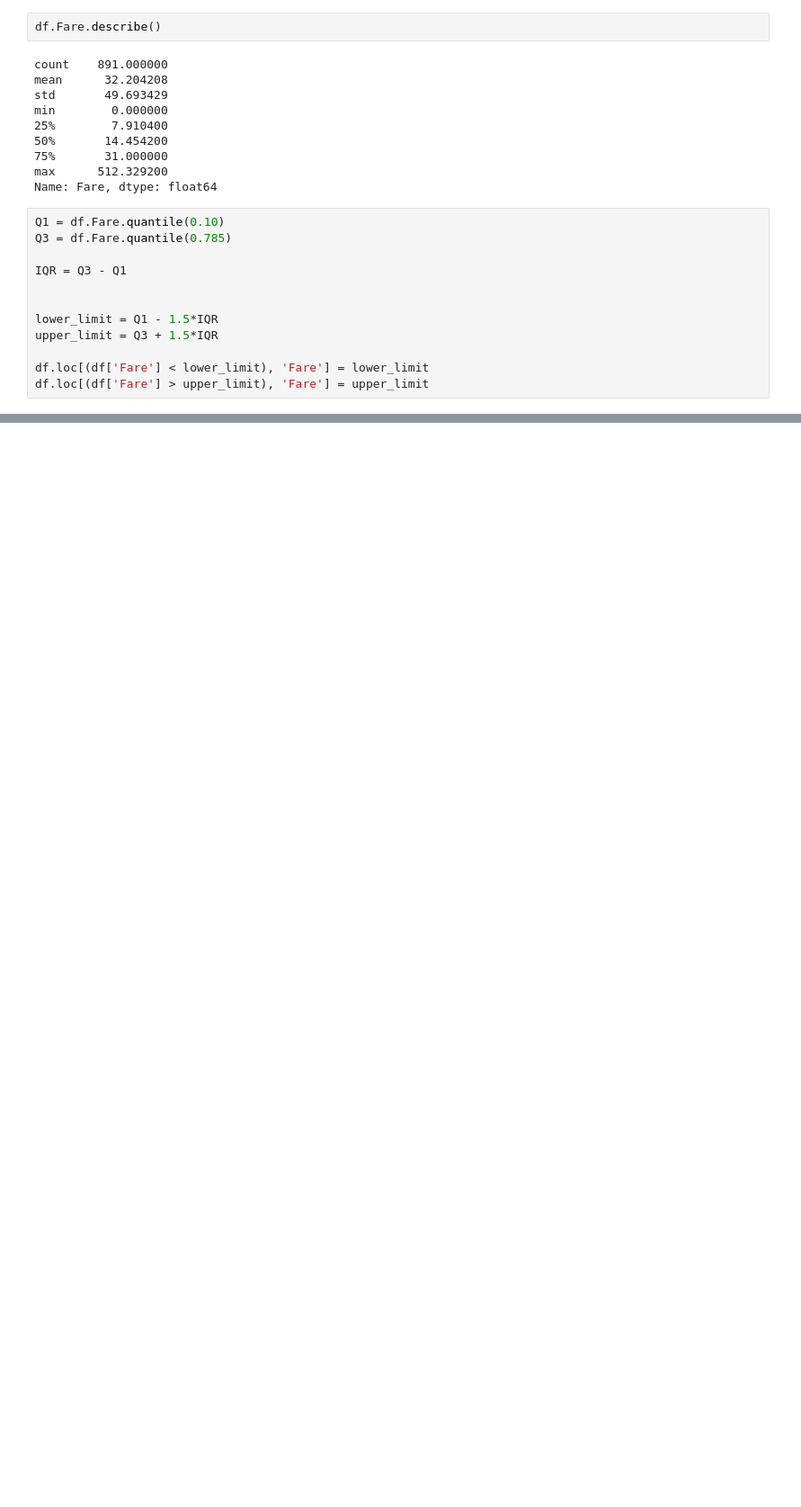
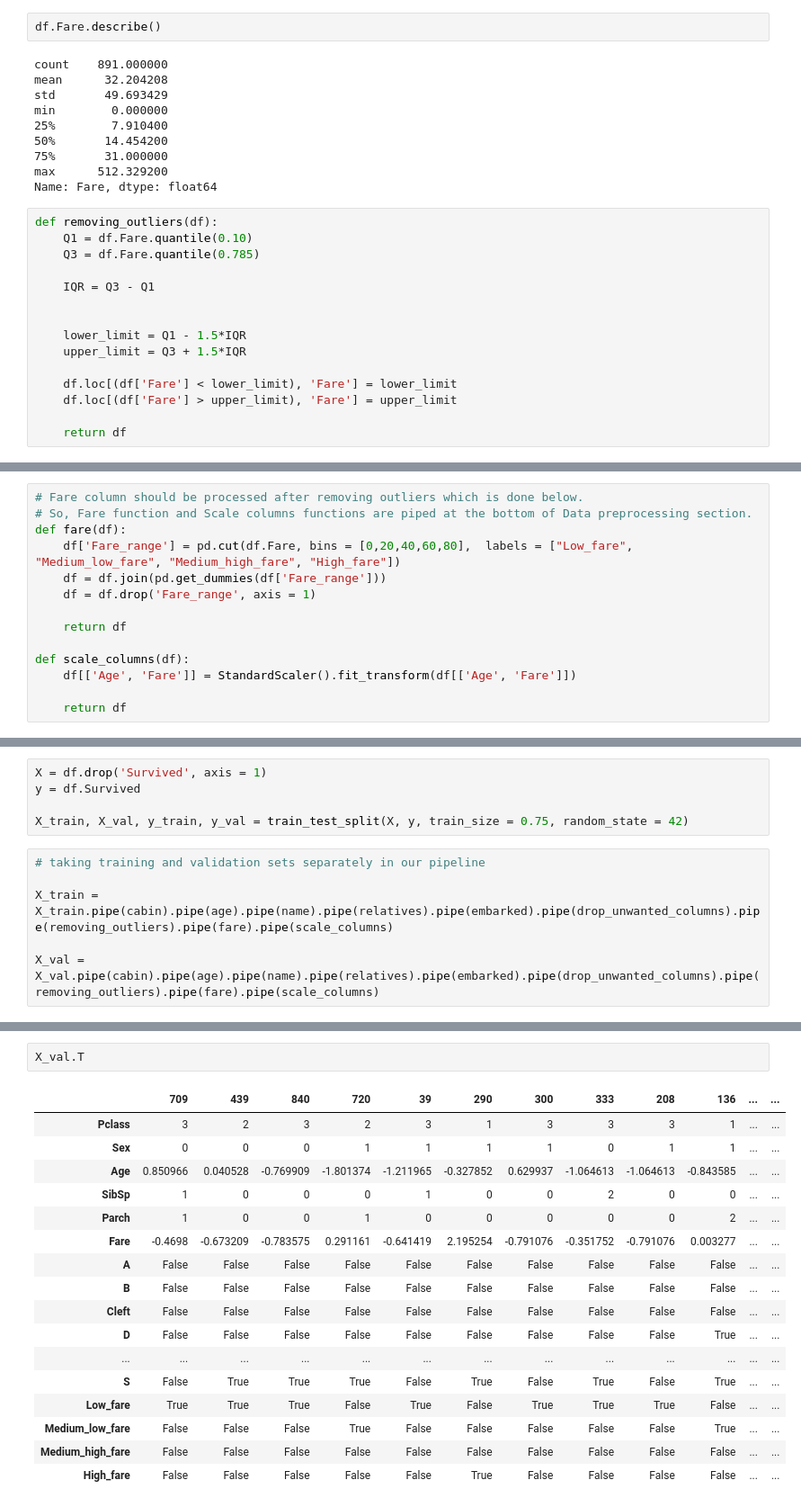
Before and after one commit to aayush2058/titanic, a Jupyter notebook: Titanic.ipynb, the cells around one changed output, grey strips where cells are left out. Shown: that part at 90% size. Saved outputs shown, nothing was run; the diff lists cells and outputs as text; blank space fills up the shorter version.

```diff
--- a/Titanic.ipynb
+++ b/Titanic.ipynb
@@ -292,14 +273,17 @@ min        0.000000
 max      512.329200
 Name: Fare, dtype: float64
 # %%
-Q1 = df.Fare.quantile(0.10)
-Q3 = df.Fare.quantile(0.785)
+def removing_outliers(df):
+    Q1 = df.Fare.quantile(0.10)
+    Q3 = df.Fare.quantile(0.785)
 
-IQR = Q3 - Q1
+    IQR = Q3 - Q1
 
 
-lower_limit = Q1 - 1.5*IQR
-upper_limit = Q3 + 1.5*IQR
+    lower_limit = Q1 - 1.5*IQR
+    upper_limit = Q3 + 1.5*IQR
 
-df.loc[(df['Fare'] < lower_limit), 'Fare'] = lower_limit
-df.loc[(df['Fare'] > upper_limit), 'Fare'] = upper_limit
+    df.loc[(df['Fare'] < lower_limit), 'Fare'] = lower_limit
+    df.loc[(df['Fare'] > upper_limit), 'Fare'] = upper_limit
+
+    return df
@@ -317,0 +290,14 @@ Name: Fare, dtype: float64
+# %%
+# Fare column should be processed after removing outliers which is done below.
+# So, Fare function and Scale columns functions are piped at the bottom of Data preprocessing section.
+def fare(df):
+    df['Fare_range'] = pd.cut(df.Fare, bins = [0,20,40,60,80],  labels = ["Low_fare", "Medium_low_fare", "Medium_high_fare", "High_fare"])
+    df = df.join(pd.get_dummies(df['Fare_range']))
+    df = df.drop('Fare_range', axis = 1)
+
+    return df
+
+def scale_columns(df):
+    df[['Age', 'Fare']] = StandardScaler().fit_transform(df[['Age', 'Fare']])
+
+    return df
@@ -355,0 +348,11 @@ df.T
+# %%
+X = df.drop('Survived', axis = 1)
+y = df.Survived
+
+X_train, X_val, y_train, y_val = train_test_split(X, y, train_size = 0.75, random_state = 42)
+# %%
+# taking training and validation sets separately in our pipeline
+
+X_train = X_train.pipe(cabin).pipe(age).pipe(name).pipe(relatives).pipe(embarked).pipe(drop_unwanted_columns).pipe(removing_outliers).pipe(fare).pipe(scale_columns)
+
+X_val = X_val.pipe(cabin).pipe(age).pipe(name).pipe(relatives).pipe(embarked).pipe(drop_unwanted_columns).pipe(removing_outliers).pipe(fare).pipe(scale_columns)
@@ -355,0 +368,20 @@ df.T
+# %%
+X_val.T
+# %% [output]
+|  | 709 | 439 | 840 | 720 | 39 | 290 | 300 | 333 | 208 | 136 | ... | ... |
+| Pclass | 3 | 2 | 3 | 2 | 3 | 1 | 3 | 3 | 3 | 1 | ... | ... |
+| Sex | 0 | 0 | 0 | 1 | 1 | 1 | 1 | 0 | 1 | 1 | ... | ... |
+| Age | 0.850966 | 0.040528 | -0.769909 | -1.801374 | -1.211965 | -0.327852 | 0.629937 | -1.064613 | -1.064613 | -0.843585 | ... | ... |
+| SibSp | 1 | 0 | 0 | 0 | 1 | 0 | 0 | 2 | 0 | 0 | ... | ... |
+| Parch | 1 | 0 | 0 | 1 | 0 | 0 | 0 | 0 | 0 | 2 | ... | ... |
+| Fare | -0.4698 | -0.673209 | -0.783575 | 0.291161 | -0.641419 | 2.195254 | -0.791076 | -0.351752 | -0.791076 | 0.003277 | ... | ... |
+| A | False | False | False | False | False | False | False | False | False | False | ... | ... |
+| B | False | False | False | False | False | False | False | False | False | False | ... | ... |
+| Cleft | False | False | False | False | False | False | False | False | False | False | ... | ... |
+| D | False | False | False | False | False | False | False | False | False | True | ... | ... |
+| ... | ... | ... | ... | ... | ... | ... | ... | ... | ... | ... | ... | ... |
+| S | False | True | True | True | False | True | False | True | False | True | ... | ... |
+| Low_fare | True | True | True | False | True | False | True | True | True | False | ... | ... |
+| Medium_low_fare | False | False | False | True | False | False | False | False | False | True | ... | ... |
+| Medium_high_fare | False | False | False | False | False | False | False | False | False | False | ... | ... |
+| High_fare | False | False | False | False | False | True | False | False | False | False | ... | ... |
```
Also changed, not shown: parts of 30 cells of this notebook.
